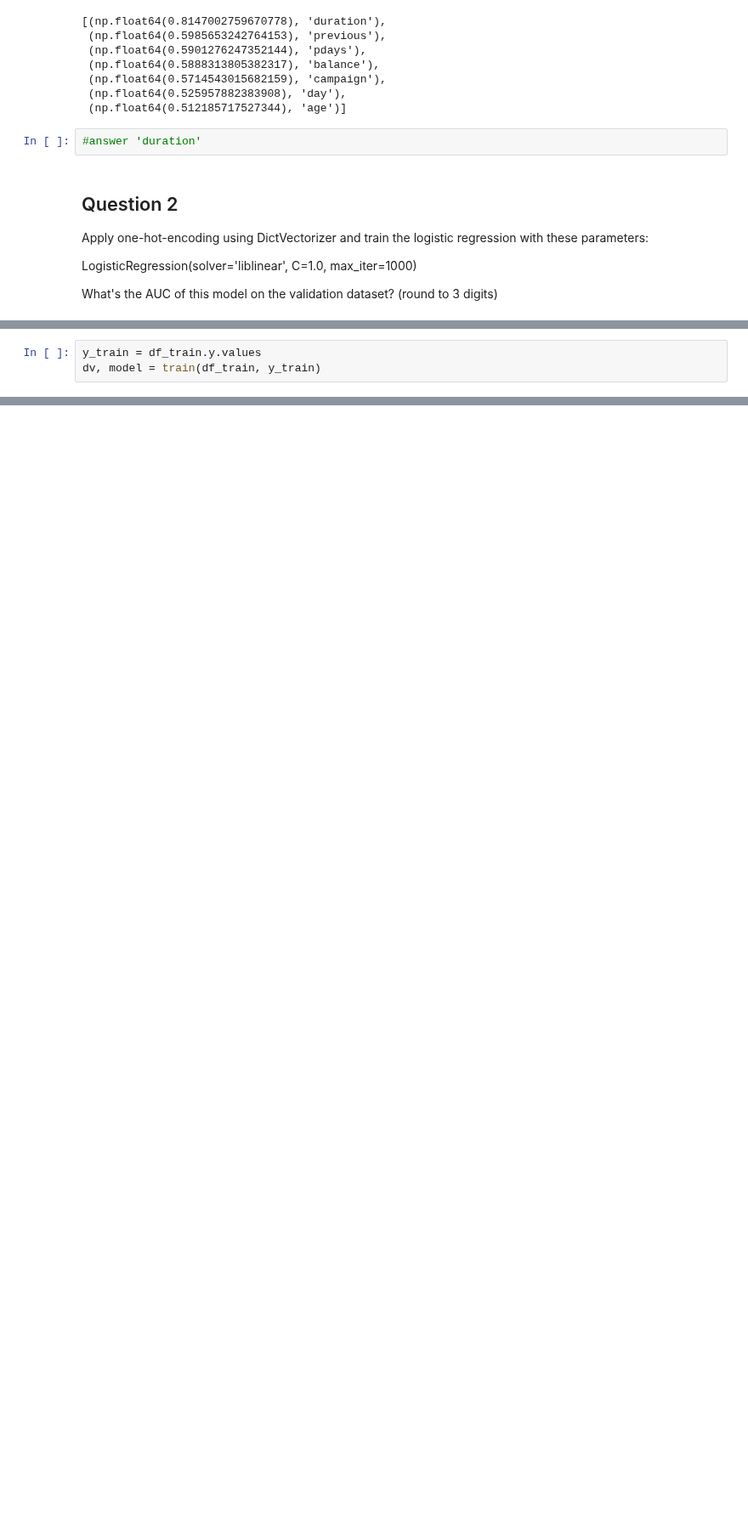
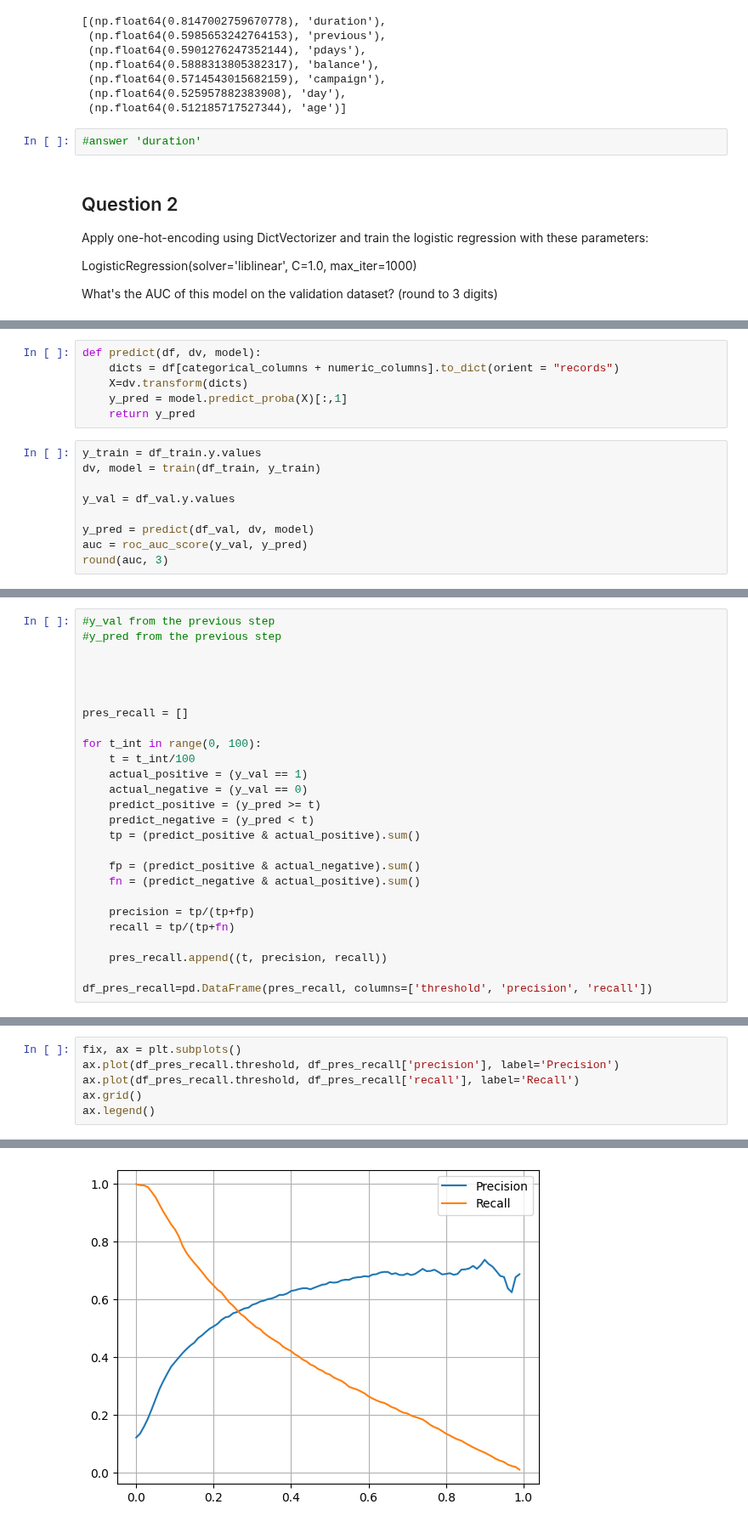
Before and after one commit to khvatov/machine-learning-zoomcamp-homework, a Jupyter notebook: 04-evaluation_metrics/homework.ipynb, the cells around one changed output, grey strips where cells are left out. Shown at 85% size. Drawn from its saved outputs; the diff is of its cells as text; blank space fills up the shorter version.

```diff
--- a/04-evaluation_metrics/homework.ipynb
+++ b/04-evaluation_metrics/homework.ipynb
@@ -145,6 +166,18 @@ def train(df_train, y_train):
     model.fit(X_train, y_train)
     return dv, model
+# %%
+def predict(df, dv, model):
+    dicts = df[categorical_columns + numeric_columns].to_dict(orient = "records")
+    X=dv.transform(dicts)
+    y_pred = model.predict_proba(X)[:,1]
+    return y_pred
 # %%
 y_train = df_train.y.values
 dv, model = train(df_train, y_train)
+
+y_val = df_val.y.values
+
+y_pred = predict(df_val, dv, model)
+auc = roc_auc_score(y_val, y_pred)
+round(auc, 3)
 # %% [output]
@@ -151,0 +199,26 @@ NameError: name 'categorical' is not defined
+# %%
+#y_val from the previous step
+#y_pred from the previous step
+
+
+
+
+pres_recall = []
+
+for t_int in range(0, 100):
+    t = t_int/100
+    actual_positive = (y_val == 1)
+    actual_negative = (y_val == 0)
+    predict_positive = (y_pred >= t)
+    predict_negative = (y_pred < t)
+    tp = (predict_positive & actual_positive).sum()
+
+    fp = (predict_positive & actual_negative).sum()
+    fn = (predict_negative & actual_positive).sum()
+
+    precision = tp/(tp+fp)
+    recall = tp/(tp+fn)
+
+    pres_recall.append((t, precision, recall))
+
+df_pres_recall=pd.DataFrame(pres_recall, columns=['threshold', 'precision', 'recall'])
@@ -151,0 +239,7 @@ NameError: name 'categorical' is not defined
+# %%
+fix, ax = plt.subplots()
+ax.plot(df_pres_recall.threshold, df_pres_recall['precision'], label='Precision')
+ax.plot(df_pres_recall.threshold, df_pres_recall['recall'], label='Recall')
+ax.grid()
+ax.legend()
+# %% [output]
@@ -151,0 +247 @@ NameError: name 'categorical' is not defined
+[figure, added]
```
Also changed, not shown: parts of 10 cells of this notebook, 1 other file.
